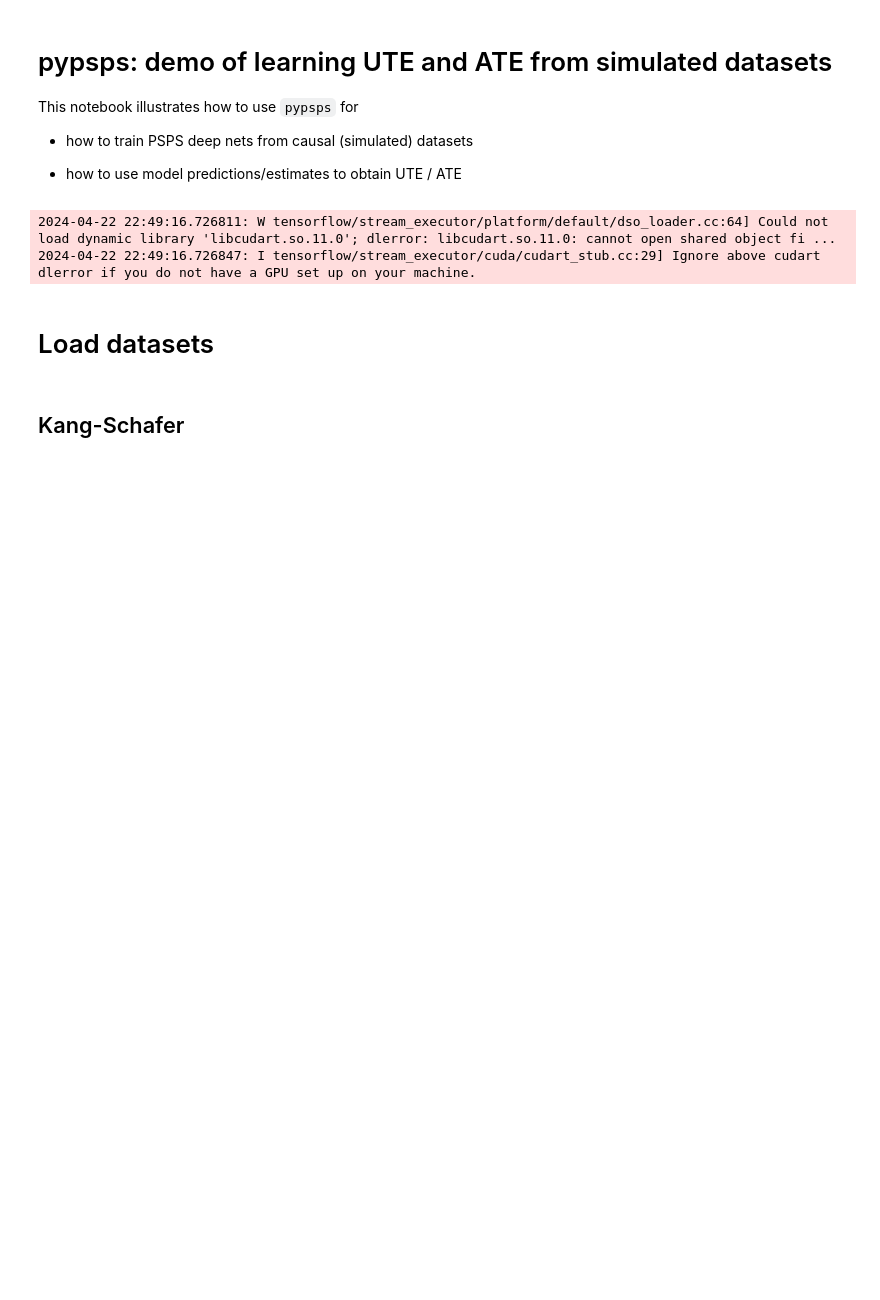
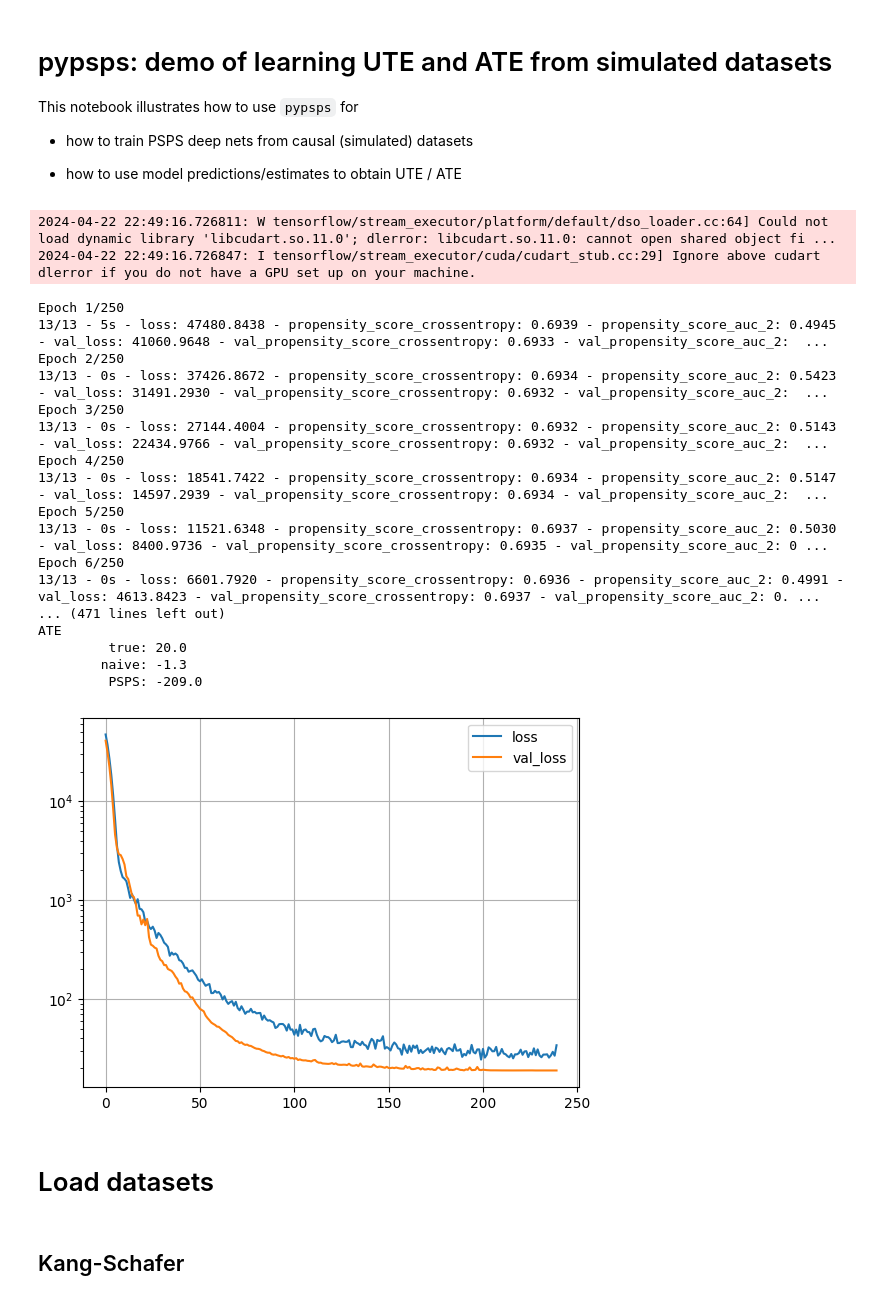
Before and after one commit to gmgeorg/pypsps, a Jupyter notebook: notebooks/pypsps_demo.ipynb, the cells around one changed output. Saved outputs shown, nothing was run; the diff lists cells and outputs as text; code cells hidden in the pictures; blank space fills up the shorter version.

```diff
--- a/notebooks/pypsps_demo.ipynb
+++ b/notebooks/pypsps_demo.ipynb
@@ -61,6 +61,56 @@ def _eval_propensity(y_true, y_score):
     plt.plot(recall, precision)
     plt.grid()
     plt.show()
+# %%
+import numpy as np
+import pandas as pd
+import matplotlib.pyplot as plt
+
+from pypsps.keras import models
+from pypsps import datasets, inference, utils
+
+np.random.seed(10)
+ks_data = datasets.KangSchafer(true_ate=20).sample(n_samples=1000)
+tf.random.set_seed(10)
+model = models.build_toy_model(
+    n_states=4, n_features=ks_data.n_features, compile=True, alpha=10.
+)
+inputs, outputs = ks_data.to_keras_inputs_outputs()
+history = model.fit(inputs,
+                    outputs,
+                    epochs=250,
+                    batch_size=64,
+                    verbose=2,
+                    validation_split=0.2,
+                    callbacks=models.recommended_callbacks(),
+                    )
+preds = model.predict(inputs)
+outcome_pred, scale, propensity_score, weights = utils.split_y_pred(preds)
+
+pred_ate = inference.predict_ate(model, ks_data.features)
+print("ATE\n\t true: %.1f \n\tnaive: %.1f \n\t PSPS: %.1f" % (
+    ks_data.true_ate, ks_data.naive_ate(), pred_ate)
+    )
+pd.DataFrame(history.history)[["loss", "val_loss"]].plot(logy=True); plt.grid()
+# %% [output]
+Epoch 1/250
+13/13 - 5s - loss: 47480.8438 - propensity_score_crossentropy: 0.6939 - propensity_score_auc_2: 0.4945 - val_loss: 41060.9648 - val_propensity_score_crossentropy: 0.6933 - val_propensity_score_auc_2:  ...
+Epoch 2/250
+13/13 - 0s - loss: 37426.8672 - propensity_score_crossentropy: 0.6934 - propensity_score_auc_2: 0.5423 - val_loss: 31491.2930 - val_propensity_score_crossentropy: 0.6932 - val_propensity_score_auc_2:  ...
+Epoch 3/250
+13/13 - 0s - loss: 27144.4004 - propensity_score_crossentropy: 0.6932 - propensity_score_auc_2: 0.5143 - val_loss: 22434.9766 - val_propensity_score_crossentropy: 0.6932 - val_propensity_score_auc_2:  ...
+Epoch 4/250
+13/13 - 0s - loss: 18541.7422 - propensity_score_crossentropy: 0.6934 - propensity_score_auc_2: 0.5147 - val_loss: 14597.2939 - val_propensity_score_crossentropy: 0.6934 - val_propensity_score_auc_2:  ...
+Epoch 5/250
+13/13 - 0s - loss: 11521.6348 - propensity_score_crossentropy: 0.6937 - propensity_score_auc_2: 0.5030 - val_loss: 8400.9736 - val_propensity_score_crossentropy: 0.6935 - val_propensity_score_auc_2: 0 ...
+Epoch 6/250
+13/13 - 0s - loss: 6601.7920 - propensity_score_crossentropy: 0.6936 - propensity_score_auc_2: 0.4991 - val_loss: 4613.8423 - val_propensity_score_crossentropy: 0.6937 - val_propensity_score_auc_2: 0. ...
+... (471 lines left out)
+ATE
+         true: 20.0
+        naive: -1.3
+         PSPS: -209.0
+[figure, added]
 # %% [markdown]
 # Load datasets
 # %%
```
Also changed, not shown: parts of 1 cell of this notebook, 3 other files.
